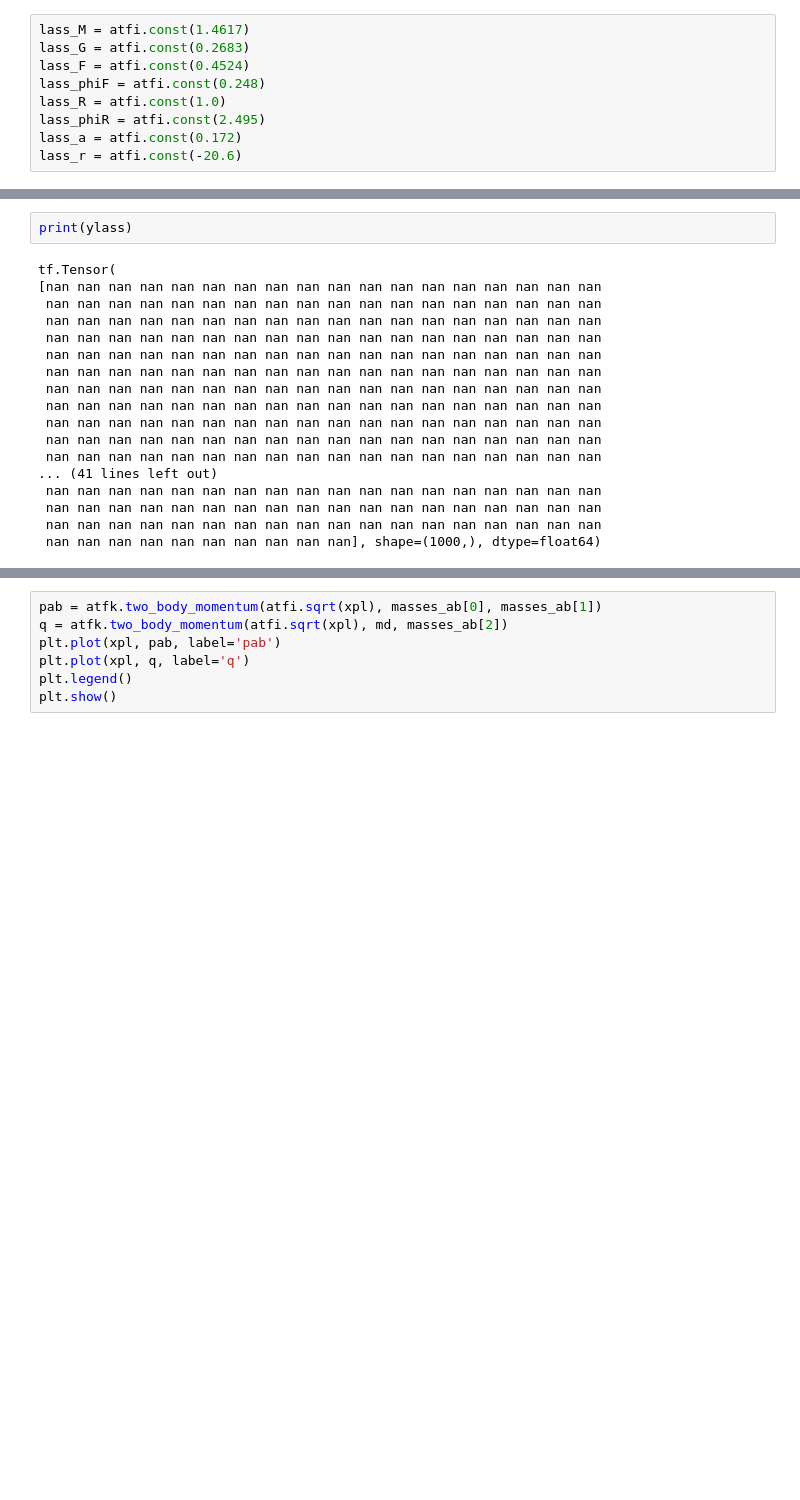
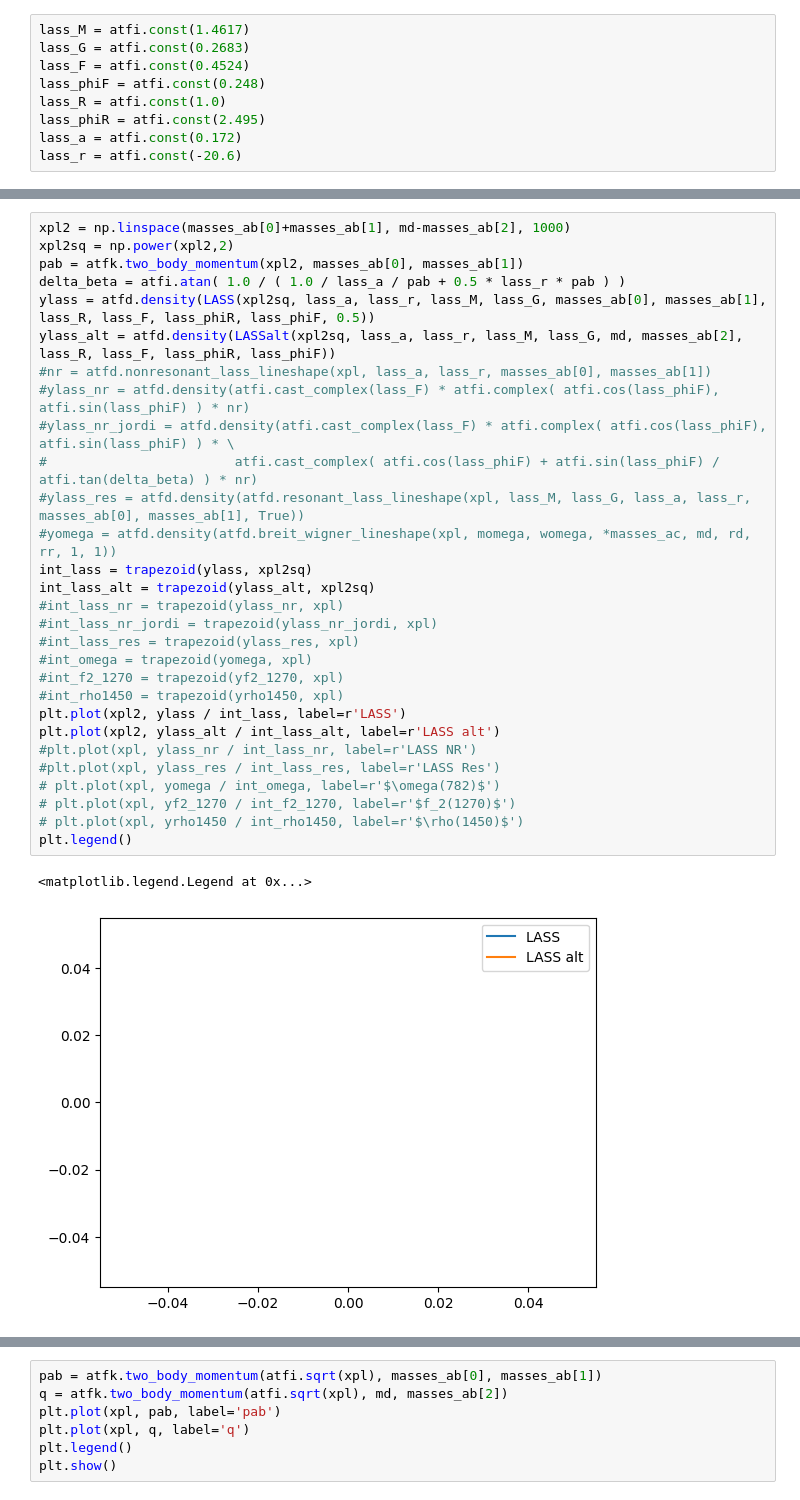
Before and after one commit to cpviolation/tfa_examples, a Jupyter notebook: notebooks/study_lineshapes.ipynb, the cells around one changed output, grey strips where cells are left out. Cells and saved outputs as stored; diff of their text form; blank space fills up the shorter version.

```diff
--- a/notebooks/study_lineshapes.ipynb
+++ b/notebooks/study_lineshapes.ipynb
@@ -285,20 +278,32 @@ plt.legend()
-# %%
-print(ylass)
-# %% [output]
-tf.Tensor(
-[nan nan nan nan nan nan nan nan nan nan nan nan nan nan nan nan nan nan
- nan nan nan nan nan nan nan nan nan nan nan nan nan nan nan nan nan nan
- nan nan nan nan nan nan nan nan nan nan nan nan nan nan nan nan nan nan
- nan nan nan nan nan nan nan nan nan nan nan nan nan nan nan nan nan nan
- nan nan nan nan nan nan nan nan nan nan nan nan nan nan nan nan nan nan
- nan nan nan nan nan nan nan nan nan nan nan nan nan nan nan nan nan nan
- nan nan nan nan nan nan nan nan nan nan nan nan nan nan nan nan nan nan
- nan nan nan nan nan nan nan nan nan nan nan nan nan nan nan nan nan nan
- nan nan nan nan nan nan nan nan nan nan nan nan nan nan nan nan nan nan
- nan nan nan nan nan nan nan nan nan nan nan nan nan nan nan nan nan nan
- nan nan nan nan nan nan nan nan nan nan nan nan nan nan nan nan nan nan
-... (41 lines left out)
- nan nan nan nan nan nan nan nan nan nan nan nan nan nan nan nan nan nan
- nan nan nan nan nan nan nan nan nan nan nan nan nan nan nan nan nan nan
- nan nan nan nan nan nan nan nan nan nan nan nan nan nan nan nan nan nan
- nan nan nan nan nan nan nan nan nan nan], shape=(1000,), dtype=float64)
+# %%
+xpl2 = np.linspace(masses_ab[0]+masses_ab[1], md-masses_ab[2], 1000)
+xpl2sq = np.power(xpl2,2)
+pab = atfk.two_body_momentum(xpl2, masses_ab[0], masses_ab[1])
+delta_beta = atfi.atan( 1.0 / ( 1.0 / lass_a / pab + 0.5 * lass_r * pab ) )
+ylass = atfd.density(LASS(xpl2sq, lass_a, lass_r, lass_M, lass_G, masses_ab[0], masses_ab[1], lass_R, lass_F, lass_phiR, lass_phiF, 0.5))
+ylass_alt = atfd.density(LASSalt(xpl2sq, lass_a, lass_r, lass_M, lass_G, md, masses_ab[2], lass_R, lass_F, lass_phiR, lass_phiF))
+#nr = atfd.nonresonant_lass_lineshape(xpl, lass_a, lass_r, masses_ab[0], masses_ab[1])
+#ylass_nr = atfd.density(atfi.cast_complex(lass_F) * atfi.complex( atfi.cos(lass_phiF), atfi.sin(lass_phiF) ) * nr)
+#ylass_nr_jordi = atfd.density(atfi.cast_complex(lass_F) * atfi.complex( atfi.cos(lass_phiF), atfi.sin(lass_phiF) ) * \
+#                        atfi.cast_complex( atfi.cos(lass_phiF) + atfi.sin(lass_phiF) / atfi.tan(delta_beta) ) * nr)
+#ylass_res = atfd.density(atfd.resonant_lass_lineshape(xpl, lass_M, lass_G, lass_a, lass_r, masses_ab[0], masses_ab[1], True))
+#yomega = atfd.density(atfd.breit_wigner_lineshape(xpl, momega, womega, *masses_ac, md, rd, rr, 1, 1))
+int_lass = trapezoid(ylass, xpl2sq)
+int_lass_alt = trapezoid(ylass_alt, xpl2sq)
+#int_lass_nr = trapezoid(ylass_nr, xpl)
+#int_lass_nr_jordi = trapezoid(ylass_nr_jordi, xpl)
+#int_lass_res = trapezoid(ylass_res, xpl)
+#int_omega = trapezoid(yomega, xpl)
+#int_f2_1270 = trapezoid(yf2_1270, xpl)
+#int_rho1450 = trapezoid(yrho1450, xpl)
+plt.plot(xpl2, ylass / int_lass, label=r'LASS')
+plt.plot(xpl2, ylass_alt / int_lass_alt, label=r'LASS alt')
+#plt.plot(xpl, ylass_nr / int_lass_nr, label=r'LASS NR')
+#plt.plot(xpl, ylass_res / int_lass_res, label=r'LASS Res')
+# plt.plot(xpl, yomega / int_omega, label=r'$\omega(782)$')
+# plt.plot(xpl, yf2_1270 / int_f2_1270, label=r'$f_2(1270)$')
+# plt.plot(xpl, yrho1450 / int_rho1450, label=r'$\rho(1450)$')
+plt.legend()
+# %% [output]
+<matplotlib.legend.Legend at 0x...>
+[figure, added]
```
Also changed, not shown: parts of 35 cells of this notebook.
